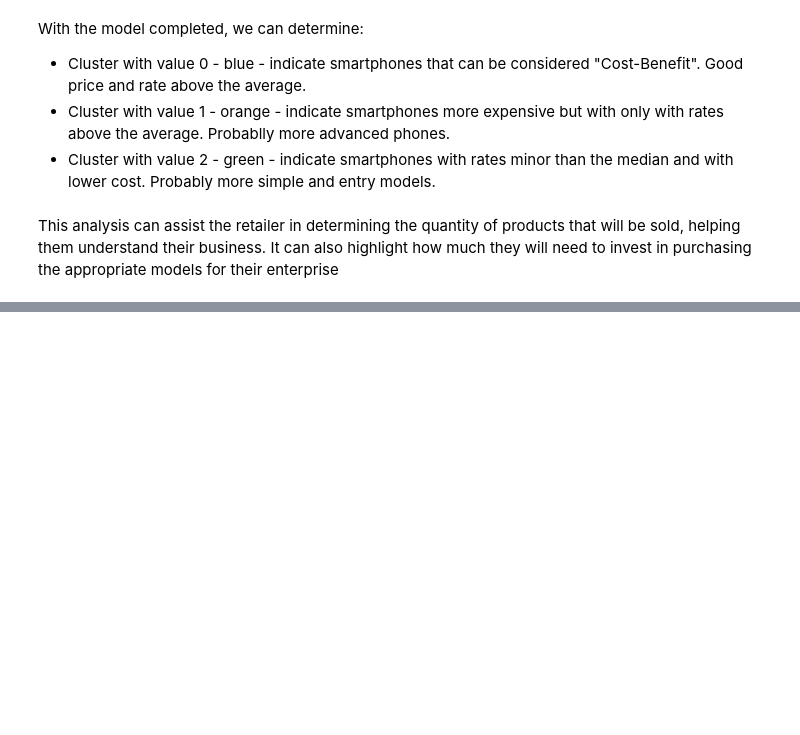
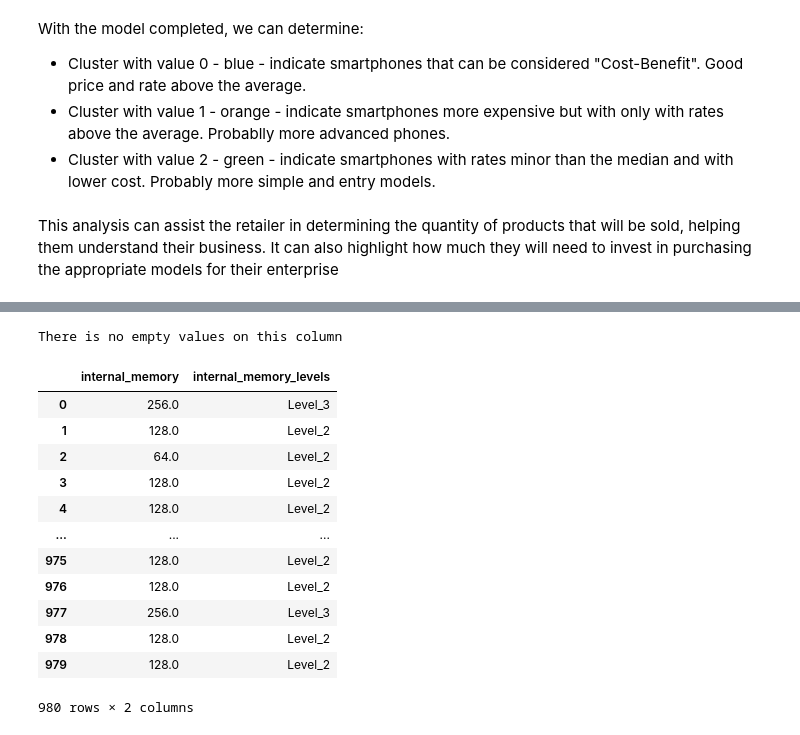
Before and after one commit to vaugsss/DataScience, a Jupyter notebook: Smarpthones_Clustering.ipynb, the cells around one changed output, grey strips where cells are left out. Saved outputs shown, nothing was run; the diff lists cells and outputs as text; code cells hidden in the pictures; blank space fills up the shorter version.

```diff
--- a/Smarpthones_Clustering.ipynb
+++ b/Smarpthones_Clustering.ipynb
@@ -225,0 +465,26 @@ This analysis can assist the retailer in determining the quantity of products th
+# %%
+#applying the functions for ram_capacity column
+replace_nans(df, 'internal_memory')
+# %% [output]
+There is no empty values on this column
+# %%
+#creating the range levels for internal_memory based on the analysis
+intervals_internal_memory = [(0, 32), (32, 256), (256, np.infty)]
+labels_internal_memory = ['Level_1', "Level_2", "Level_3"]
+# %%
+rating_internal_memory = create_levels(df, intervals_internal_memory, 'internal_memory', 'internal_memory_levels', labels_internal_memory)
+rating_internal_memory
+# %% [output]
+|  | internal_memory | internal_memory_levels |
+| 0 | 256.0 | Level_3 |
+| 1 | 128.0 | Level_2 |
+| 2 | 64.0 | Level_2 |
+| 3 | 128.0 | Level_2 |
+| 4 | 128.0 | Level_2 |
+| ... | ... | ... |
+| 975 | 128.0 | Level_2 |
+| 976 | 128.0 | Level_2 |
+| 977 | 256.0 | Level_3 |
+| 978 | 128.0 | Level_2 |
+| 979 | 128.0 | Level_2 |
+980 rows × 2 columns
```
Also changed, not shown: parts of 31 cells of this notebook.
